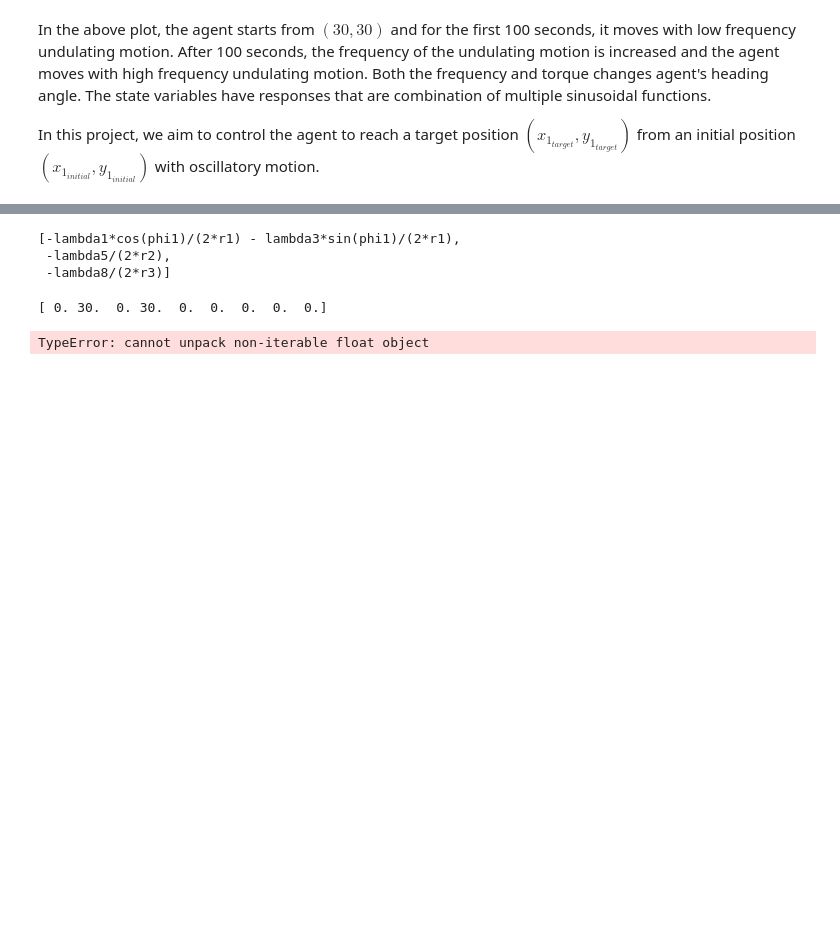
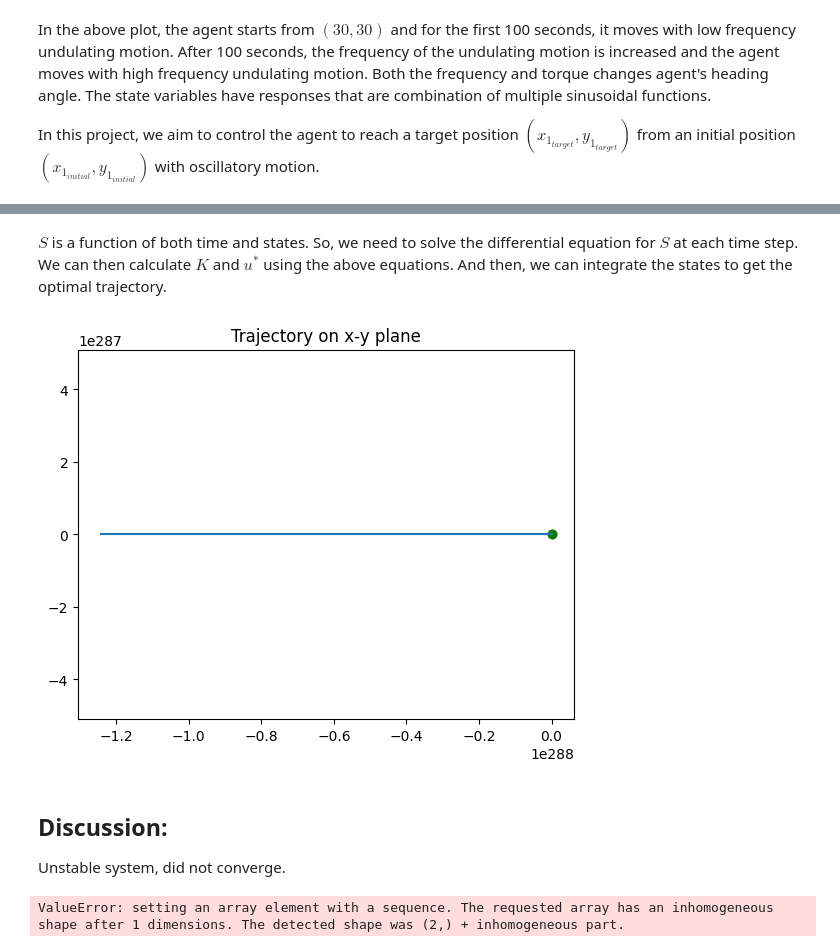
Before and after one commit to tamzeed-toha/optimal_control, a Jupyter notebook: project/project.ipynb, the cells around one changed output, grey strips where cells are left out. Saved outputs shown, nothing was run; the diff lists cells and outputs as text; code cells hidden in the pictures; blank space fills up the shorter version.

```diff
--- a/project/project.ipynb
+++ b/project/project.ipynb
@@ -311,0 +362,4 @@ KeyboardInterrupt:
+# %%
+my_agent = SystemAgent2D()
+display(sym.Eq(sym.Symbol('A'), my_agent.A, evaluate=False))
+display(sym.Eq(sym.Symbol('B'), my_agent.B, evaluate=False))
@@ -312,16 +411,48 @@ KeyboardInterrupt:
+# %% [markdown]
+$S$ is a function of both time and states. So, we need to solve the differential equation for $S$ at each time step. We can then calculate $K$ and $u^*$ using the above equations. And then, we can integrate the states to get the optimal trajectory.
+# %%
+
+rr = np.array(R.subs(sub3).subs(sub4)).astype(np.float64)
+inv_r = sp.linalg.inv(rr)
+
+
+def linear_response(state, t):
+    print(t)
+    x2, x1, y2, y1, theta3, theta2, theta1, phi2, phi1 = state
+    delx = np.array(state) - np.array(rN).T
+    # delx = np.array(state)
+    delx = delx.reshape(9,1).astype(np.float64)
+
+    state = delx.flatten()
+
+    sub_states = {my_agent.states[i]: state[i] for i in range(len(my_agent.states))}
+    sval = ss_t_est.subs(sym.Symbol('t'), t).subs(sub_states)
+
+    Kalman_gain = inv_r * my_agent.B.T * sval
+    Kalman_gain = np.array(Kalman_gain.subs(sub_states)).astype(np.float64)
+
+
+    u = -Kalman_gain.dot(delx)
+    xdot = my_agent.linearized_f(state, u.flatten())
+    return xdot.flatten()
+
+# linear_response(initial_state, 1)
+result = sp.integrate.odeint(linear_response, initial_state, timeseries)
 # %%
 xx,yy = result[:,1], result[:,3]
 
 plt.plot(xx, yy)
 plt.scatter(xx[0], yy[0], c='r')
 plt.scatter(xx[-1], yy[-1], c='g')
 plt.axis('equal')
+plt.title('Trajectory on x-y plane')
+plt.show()
 # %% [output]
-[-lambda1*cos(phi1)/(2*r1) - lambda3*sin(phi1)/(2*r1),
- -lambda5/(2*r2),
- -lambda8/(2*r3)]
+[figure, added]
-# %%
-result = sp.integrate.solve_ivp(optimal_response, [0, T], initial_state, t_eval=timeseries, method='BDF')
-# %% [output]
-[ 0. 30.  0. 30.  0.  0.  0.  0.  0.]
-TypeError: cannot unpack non-iterable float object
+# %% [markdown]
+## Discussion:
+Unstable system, did not converge.
+# %%
+a = [[1,2,3],[4,5,6,7]]
+# %% [output]
+ValueError: setting an array element with a sequence. The requested array has an inhomogeneous shape after 1 dimensions. The detected shape was (2,) + inhomogeneous part.
```
Also changed, not shown: parts of 22 cells of this notebook, 1 other file.
